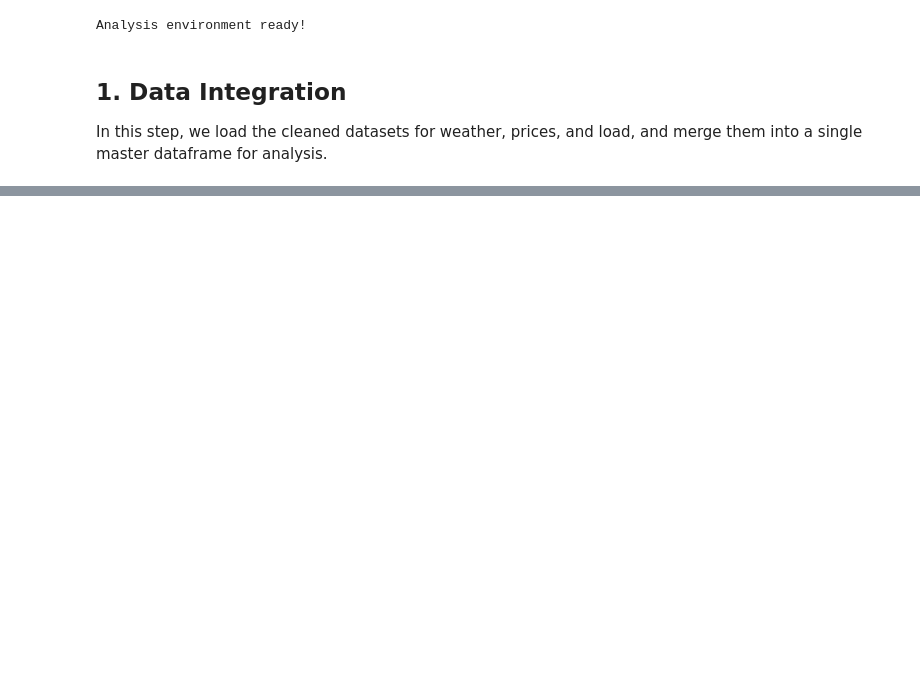
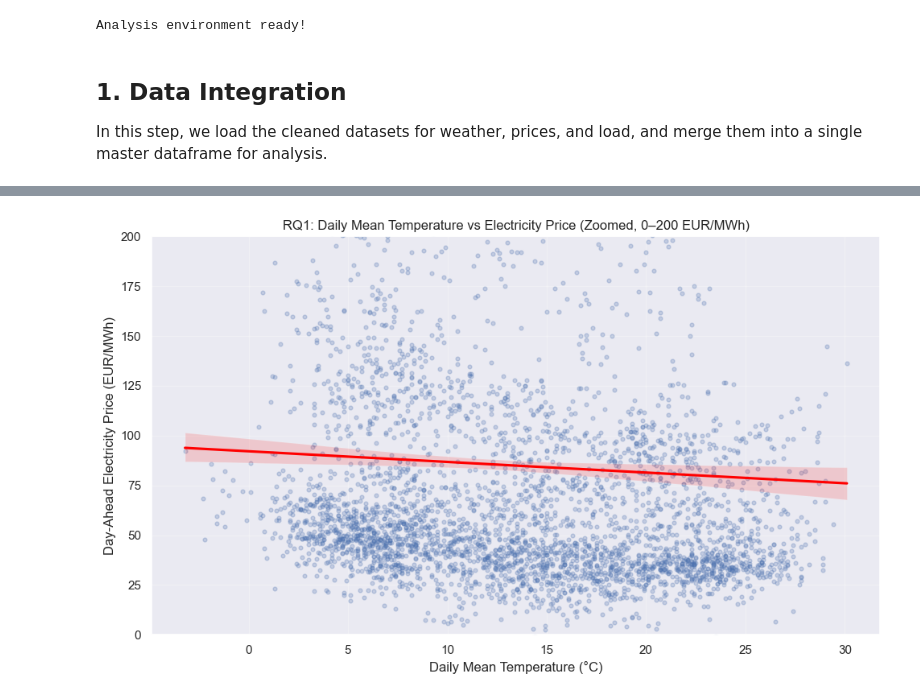
Before and after one commit to joelthedebugger/CIP_FS26_203, a Jupyter notebook: notebooks/03_analysis.ipynb, the cells around one changed output, grey strips where cells are left out. Drawn from its saved outputs; the diff is of its cells as text; code cells hidden in the pictures; blank space fills up the shorter version.

```diff
--- a/notebooks/03_analysis.ipynb
+++ b/notebooks/03_analysis.ipynb
@@ -296,0 +316,20 @@ While the improved model provides accurate short-term predictions, it primarily
+# %%
+# --- Zoomed visualization: actual temperature vs electricity price (0-200 EUR/MWh) ---
+plt.figure(figsize=(10, 6))
+sns.regplot(
+    data=rq1_data,
+    x="temperature_2m_mean",
+    y="price_eur_mwh",
+    scatter_kws={"alpha": 0.25, "s": 12},
+    line_kws={"color": "red"}
+)
+
+plt.ylim(0, 200)
+plt.title(f"RQ1: Daily Mean Temperature vs Electricity Price (Zoomed, 0–200 EUR/MWh)")
+plt.xlabel("Daily Mean Temperature (°C)")
+plt.ylabel("Day-Ahead Electricity Price (EUR/MWh)")
+plt.grid(True, alpha=0.3)
+plt.tight_layout()
+plt.show()
+# %% [output]
+[figure, added]
```
Also changed, not shown: parts of 63 cells of this notebook.
